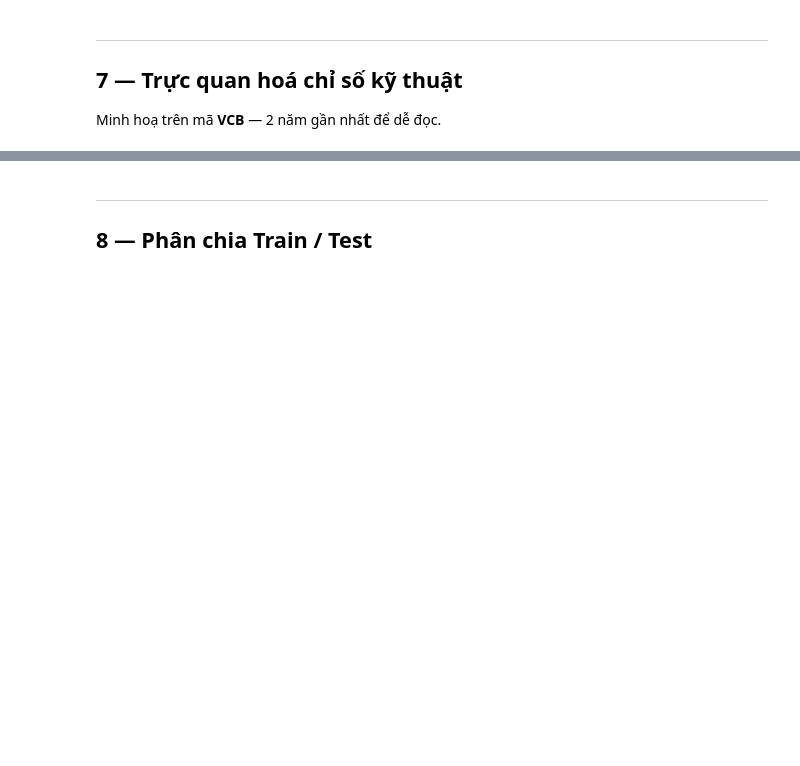
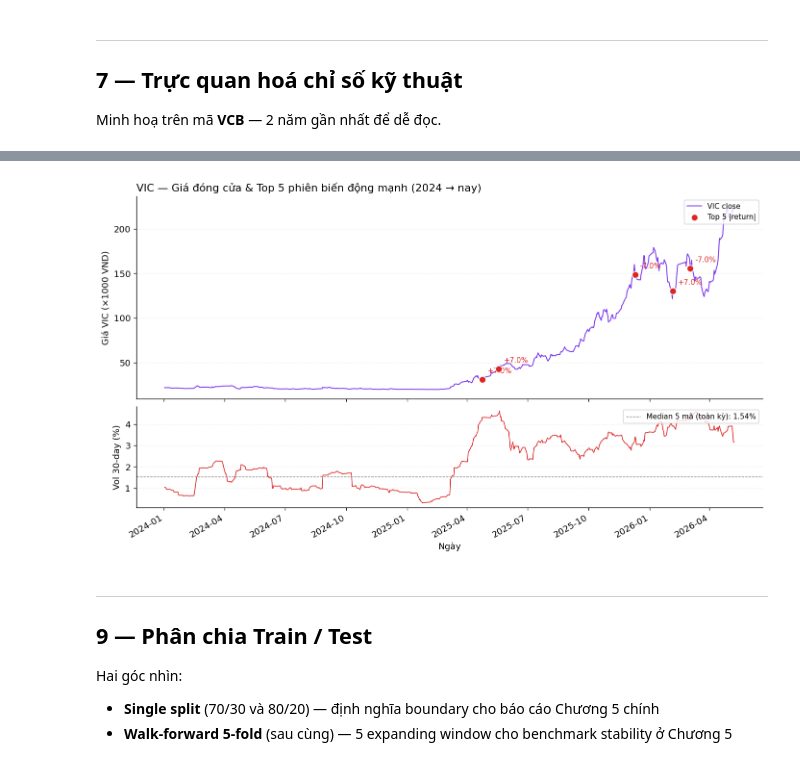
Before and after one commit to PhongNguyenTrung/stock-time-series, a Jupyter notebook: notebooks/02_eda.ipynb, the cells around one changed output, grey strips where cells are left out. Drawn from its saved outputs; the diff is of its cells as text; code cells hidden in the pictures; blank space fills up the shorter version.

```diff
--- a/notebooks/02_eda.ipynb
+++ b/notebooks/02_eda.ipynb
@@ -334,0 +408,66 @@ plt.show()
+# %%
+# ── Tính lợi suất + rolling vol cho cả 5 mã ──
+returns_panel = []
+for t in TICKERS:
+    df = raw[t].sort_values('date').copy()
+    df['return_pct'] = df['close'].pct_change() * 100
+    df['vol_30d']    = df['return_pct'].rolling(30).std()
+    df['ticker']     = t
+    returns_panel.append(df[['date', 'ticker', 'close', 'return_pct', 'vol_30d']])
+panel = pd.concat(returns_panel, ignore_index=True)
+
+# ── 1. Top-10 phiên có |return| lớn nhất (5 mã, toàn kỳ) ──
+top10 = (panel.dropna(subset=['return_pct'])
+              .reindex(panel['return_pct'].abs().sort_values(ascending=False).index)
+              .head(10)
+              .copy())
+top10['date'] = top10['date'].dt.date
+print('Top 10 phiên có |daily return| lớn nhất (5 mã, toàn kỳ):')
+print(top10[['date', 'ticker', 'close', 'return_pct']].round(2).to_string(index=False))
+
+# ── 2. So sánh volatility 2024+ giữa 5 mã ──
+recent_vol = (panel[panel['date'] >= '2024-01-01']
+              .groupby('ticker')['return_pct']
+              .agg(['std', lambda x: x.abs().max()])
+              .rename(columns={'std': 'Std return (%)', '<lambda_0>': 'Max |return| (%)'})
+              .round(3))
+print('\nVolatility từ 2024 (so sánh 5 mã):')
+print(recent_vol.to_string())
+
+# ── 3. Visualize VIC chi tiết: giá + đánh dấu top-5 outlier + rolling vol ──
+vic = panel[panel['ticker'] == 'VIC'].copy()
+vic_recent = vic[vic['date'] >= '2024-01-01'].copy()
+top5_vic = (vic_recent.dropna(subset=['return_pct'])
+            .reindex(vic_recent['return_pct'].abs().sort_values(ascending=False).index)
+            .head(5))
+
+fig, axes = plt.subplots(2, 1, figsize=(14, 7), sharex=True,
+                         gridspec_kw={'height_ratios': [2, 1], 'hspace': 0.05})
+ax1, ax2 = axes
+
+ax1.plot(vic_recent['date'], vic_recent['close'], color='#7C3AED', lw=1.2, label='VIC close')
+ax1.scatter(top5_vic['date'], top5_vic['close'], c='#DC2626', s=70, zorder=5,
+            label='Top 5 |return|', edgecolor='white')
+for _, r in top5_vic.iterrows():
+    ax1.annotate(f'{r["return_pct"]:+.1f}%', (r['date'], r['close']),
+                 xytext=(6, 8), textcoords='offset points', fontsize=9, color='#DC2626')
+ax1.set_ylabel('Giá VIC (×1000 VND)')
+ax1.set_title('VIC — Giá đóng cửa & Top 5 phiên biến động mạnh (2024 → nay)', loc='left')
+ax1.legend(loc='upper right', fontsize=9)
+ax1.grid(axis='y', ls=':', alpha=0.3)
+
+benchmark = panel['vol_30d'].median()
+ax2.plot(vic_recent['date'], vic_recent['vol_30d'], color='#DC2626', lw=1.0)
+ax2.axhline(benchmark, color='gray', ls='--', lw=0.8,
+            label=f'Median 5 mã (toàn kỳ): {benchmark:.2f}%')
+ax2.set_ylabel('Vol 30-day (%)')
+ax2.set_xlabel('Ngày')
+ax2.legend(loc='upper right', fontsize=9)
+ax2.xaxis.set_major_formatter(mdates.DateFormatter('%Y-%m'))
+ax2.xaxis.set_major_locator(mdates.MonthLocator(interval=3))
+plt.setp(ax2.xaxis.get_majorticklabels(), rotation=30, ha='right')
+ax2.grid(axis='y', ls=':', alpha=0.3)
+
+fig.savefig(PLOTS_DIR / '08_vic_volatility.png', dpi=150, bbox_inches='tight')
+plt.show()
+# %% [output]
@@ -335,4 +491,9 @@ plt.show()
+[figure, added]
 # %% [markdown]
 ---
-## 8 — Phân chia Train / Test
+## 9 — Phân chia Train / Test
+
+Hai góc nhìn:
+- **Single split** (70/30 và 80/20) — định nghĩa boundary cho báo cáo Chương 5 chính
+- **Walk-forward 5-fold** (sau cùng) — 5 expanding window cho benchmark stability ở Chương 5
 # %%
```
Also changed, not shown: parts of 21 cells of this notebook, 16 other files.
